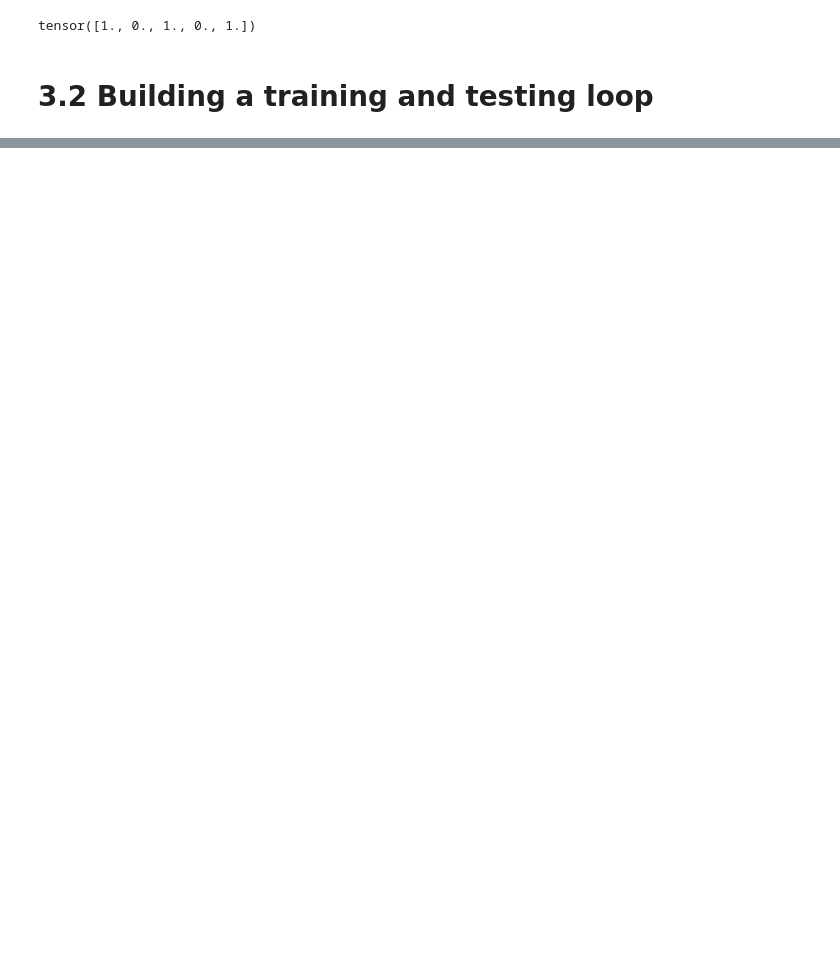
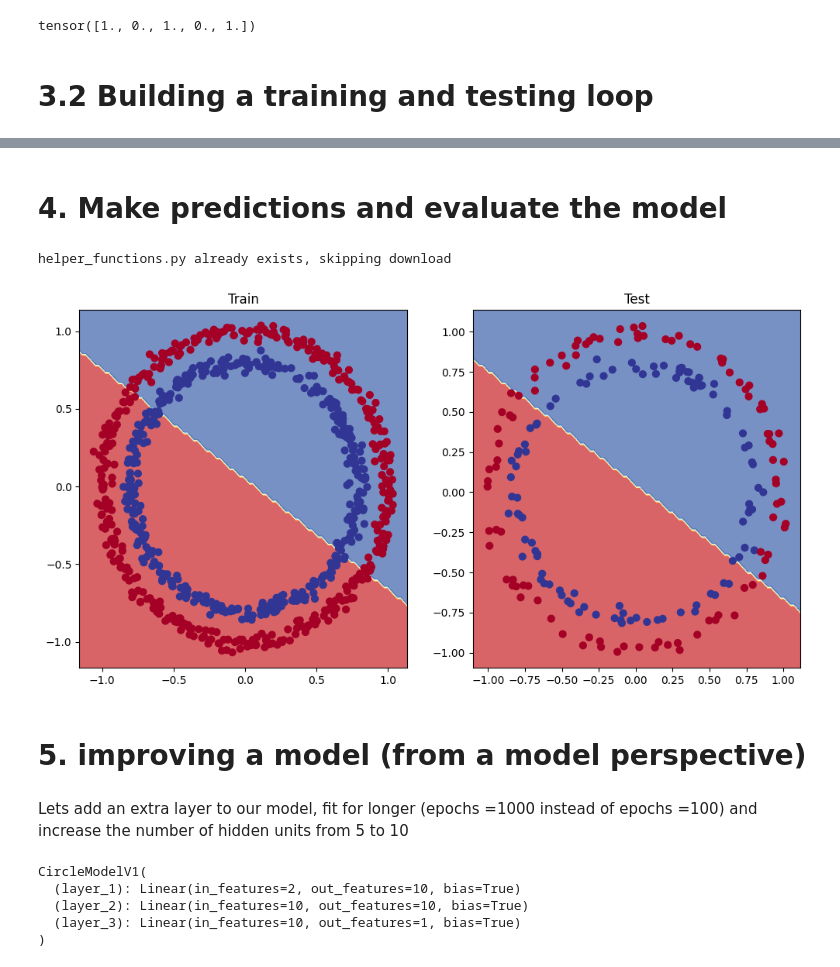
Before and after one commit to lnikam1811/Learning_PyTorch, a Jupyter notebook: 02_PyTorch_Neural_Nework_Classification.ipynb, the cells around one changed output, grey strips where cells are left out. Cells and saved outputs as stored; diff of their text form; code cells hidden in the pictures; blank space fills up the shorter version.

```diff
--- a/02_PyTorch_Neural_Nework_Classification.ipynb
+++ b/02_PyTorch_Neural_Nework_Classification.ipynb
@@ -152,9 +153,9 @@ CircleModel1V0(
 )
 # %%
 # Replicate CircleModelV0 with nn.Sequential
-model_0 = nn.Sequential(
-    nn.Linear(in_features=2, out_features=5),
-    nn.Linear(in_features=5, out_features=1)
-).to(device)
+# model_0 = nn.Sequential(
+#     nn.Linear(in_features=2, out_features=5),
+#     nn.Linear(in_features=5, out_features=1)
+# ).to(device)
 
-model_0
+# model_0
@@ -318,0 +315,59 @@ Epoch: 90 | Loss: 0.69298, Accuracy: 51.38% | Test loss: 0.69448, Test acc: 46.0
+# %% [markdown]
+# 4. Make predictions and evaluate the model
+# %%
+import requests
+from pathlib import Path
+
+# Download helper functions from learn pytorch repo
+if Path("helper_functions.py").is_file():
+    print("helper_functions.py already exists, skipping download")
+else:
+    print("Downloading helper_functions.py")
+    request = requests.get("https://raw.githubusercontent.com/mrdbourke/pytorch-deep-learning/main/helper_functions.py")
+    with open("helper_functions.py", "wb") as f:
+        f.write(request.content)
+
+from helper_functions import plot_predictions, plot_decision_boundary
+# %% [output]
+helper_functions.py already exists, skipping download
+# %%
+# Plot decision boundaries for training and test ets
+plt.figure(figsize=(12, 6))
+plt.subplot(1, 2, 1)
+plt.title("Train")
+plot_decision_boundary(model_0, X_train, y_train)
+plt.subplot(1, 2, 2)
+plt.title("Test")
+plot_decision_boundary(model_0, X_test, y_test)
+# %% [output]
+[figure, added]
+# %% [markdown]
+# 5. improving a model (from a model perspective)
+# %% [markdown]
+Lets add an extra layer to our model, fit for longer (epochs =1000
+instead of epochs =100) and increase the number of hidden units from 5 to 10
+# %%
+class CircleModelV1(nn.Module):
+    def __init__(self):
+        super().__init__()
+        self.layer_1 = nn.Linear(in_features = 2, out_features = 10)
+        self.layer_2 = nn.Linear(in_features = 10, out_features = 10)
+        self.layer_3 = nn.Linear(in_features = 10, out_features = 1)
+
+    def forward(self, x):
+        # Creating a model like this is the same as below, though below
+        # generally benefits from speedups where possible.
+        # z = self.layer_1(x)
+        # z = self.layer_1(z)
+        # z = self.layer_1(z)
+        # return z
+        return self.layer_3(self.layer_2(self.layer_1(x)))
+
+model_1 = CircleModelV1().to(device)
+model_1
+# %% [output]
+CircleModelV1(
+  (layer_1): Linear(in_features=2, out_features=10, bias=True)
+  (layer_2): Linear(in_features=10, out_features=10, bias=True)
+  (layer_3): Linear(in_features=10, out_features=1, bias=True)
+)
```
Also changed, not shown: parts of 17 cells of this notebook.
